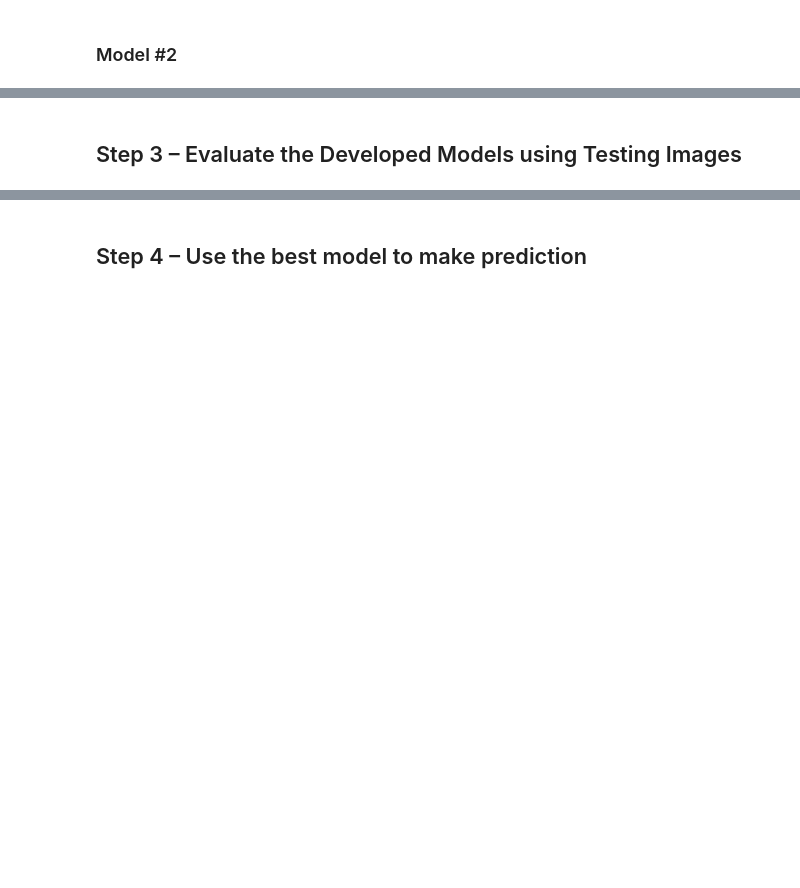
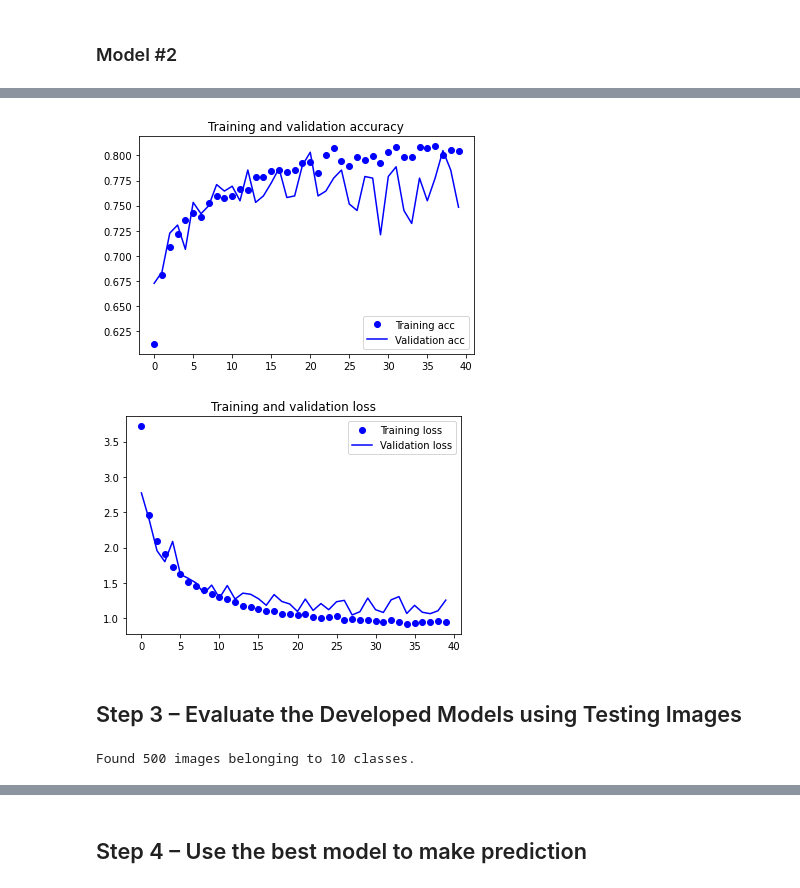
Before and after one commit to TheGuest55/Image-Classification-Model-using-CNN, a Jupyter notebook: Assignment_1.ipynb, the cells around one changed output, grey strips where cells are left out. Saved outputs shown, nothing was run; the diff lists cells and outputs as text; code cells hidden in the pictures; blank space fills up the shorter version.

```diff
--- a/Assignment_1.ipynb
+++ b/Assignment_1.ipynb
@@ -367,0 +302,9 @@ history = model.fit_generator(
+# %%
+#Build the model - Pretrained model NasNetLarge
+#from tensorflow.keras.applications import NASNetLarge
+from tensorflow.keras.applications import Xception
+
+#conv_base = NASNetLarge(input_shape=None,include_top=True,weights="imagenet")
+conv_base = Xception(input_shape=(img_size,img_size,3),include_top=False,weights="imagenet")
+
+conv_base.summary()
@@ -367,0 +329,8 @@ history = model.fit_generator(
+# %%
+model = models.Sequential()
+model.add(conv_base)
+model.add(layers.Flatten())
+model.add(layers.Dense(128,activation='relu', ))
+model.add(layers.Dense(10,activation='softmax'))
+conv_base.trainable=False
+model.summary()
@@ -390,2 +494,27 @@ plt.show()
+# %%
+''''history = model.fit_generator( train_generator,steps_per_epoch=7500//batch_size,epochs=15,validation_data=validation_generator,validation_steps=2000//batch_size, )'''
+acc = history.history['acc']
+val_acc = history.history['val_acc']
+loss = history.history['loss']
+val_loss = history.history['val_loss']
+
+epochs = range(len(acc))
+
+plt.plot(epochs, acc, 'bo', label='Training acc')
+plt.plot(epochs, val_acc, 'b', label='Validation acc')
+plt.title('Training and validation accuracy')
+plt.legend()
+
+plt.figure()
+
+plt.plot(epochs, loss, 'bo', label='Training loss')
+plt.plot(epochs, val_loss, 'b', label='Validation loss')
+plt.title('Training and validation loss')
+plt.legend()
+
+plt.show()
+# %% [output]
+[figure, added]
+[figure, added]
 # %%
 # Save the Model
@@ -397,0 +524,5 @@ model.load_weights('food_model_1.h5')
+# %%
+test_datagen = ImageDataGenerator(rescale=1./255)
+test_generator = test_datagen.flow_from_directory(test_dir, target_size=(img_size, img_size), batch_size=20, class_mode='categorical')
+# %% [output]
+Found 500 images belonging to 10 classes.
```
Also changed, not shown: parts of 36 cells of this notebook.
